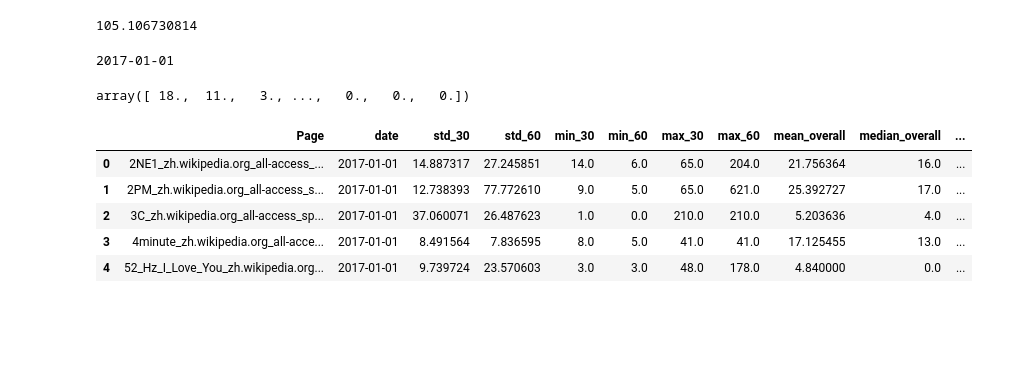
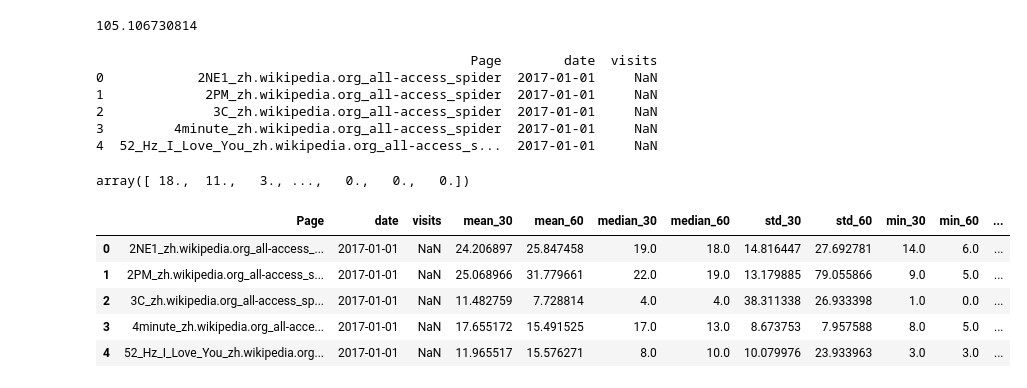
Before and after one commit to shubh24/web_traffic_prediction, a Jupyter notebook: explore.ipynb, the cells around one changed output. Saved outputs shown, nothing was run; the diff lists cells and outputs as text; code cells hidden in the pictures; blank space fills up the shorter version.

Commit message:
test_melt generation, moving away from test_df

```diff
--- a/explore.ipynb
+++ b/explore.ipynb
@@ -507,14 +496,52 @@ def get_test_df(overall_df):
         test_df = pd.concat([test_df, test_feats])
 
     return test_df
+# %%
+def generate_test_melt(overall_df):
+
+    pred_index = overall_df.columns.tolist().index('2017-01-01')
+
+    test_melt = pd.melt(pd.concat([overall_df.Page, overall_df.iloc[:, pred_index:]],axis = 1),
+                                id_vars=['Page'],
+                                var_name="date", value_name="visits")
+
+    test_melt = get_long_stats("mean", overall_df, test_melt, pred_index, 30)
+    test_melt = get_long_stats("mean", overall_df, test_melt, pred_index, 60)
+
+    test_melt = get_long_stats("median", overall_df, test_melt, pred_index, 30)
+    test_melt = get_long_stats("median", overall_df, test_melt, pred_index, 60)
+
+    test_melt = get_long_stats("std", overall_df, test_melt, pred_index, 30)
+    test_melt = get_long_stats("std", overall_df, test_melt, pred_index, 60)
+
+    test_melt = get_long_stats("min", overall_df, test_melt, pred_index, 30)
+    test_melt = get_long_stats("min", overall_df, test_melt, pred_index, 60)
+
+    test_melt = get_long_stats("max", overall_df, test_melt, pred_index, 30)
+    test_melt = get_long_stats("max", overall_df, test_melt, pred_index, 60)
+
+    #gotta fix this
+    test_melt = get_long_stats("mean_overall", test, test_melt, pred_index, 60)
+    test_melt = get_long_stats("median_overall", test, test_melt, pred_index, 60)
+
+    test_melt["date_num"] = test_melt.apply(get_date, axis = 1)
+    test_melt["weekday"] = test_melt.apply(get_weekday, axis = 1)
+
+    return test_melt
 # %%
-overall_df = get_overall_df()
-test_df = get_test_df(overall_df)
-test_df = get_lang_features_test(test_df)
-test_df = get_weekday_features_test(train_melt, test_df)
+# overall_df = get_overall_df()
+# print get_test_df(overall_df.head())
+test_melt = generate_test_melt(overall_df.head())
+# test_df = get_lang_features_test(test_df)
+# test_df = get_weekday_features_test(train_melt, test_df)
 # test_df.to_csv("test_feats.csv", index = False)
 # %% [output]
-2017-01-01
+                                                Page        date  visits
+0            2NE1_zh.wikipedia.org_all-access_spider  2017-01-01     NaN
+1             2PM_zh.wikipedia.org_all-access_spider  2017-01-01     NaN
+2              3C_zh.wikipedia.org_all-access_spider  2017-01-01     NaN
+3         4minute_zh.wikipedia.org_all-access_spider  2017-01-01     NaN
+4  52_Hz_I_Love_You_zh.wikipedia.org_all-access_s...  2017-01-01     NaN
 # %%
 test_df = pd.read_csv("test_feats.csv")
 # %%
@@ -563,12 +590,12 @@ def invboxcox(y,ld):
 invboxcox(bc_label, ld = 0.094)
 # %% [output]
 array([ 18.,  11.,   3., ...,   0.,   0.,   0.])
-# %%
-test_df
-# %% [output]
-|  | Page | date | std_30 | std_60 | min_30 | min_60 | max_30 | max_60 | mean_overall | median_overall | ... |
-| 0 | 2NE1_zh.wikipedia.org_all-access_... | 2017-01-01 | 14.887317 | 27.245851 | 14.0 | 6.0 | 65.0 | 204.0 | 21.756364 | 16.0 | ... |
-| 1 | 2PM_zh.wikipedia.org_all-access_s... | 2017-01-01 | 12.738393 | 77.772610 | 9.0 | 5.0 | 65.0 | 621.0 | 25.392727 | 17.0 | ... |
-| 2 | 3C_zh.wikipedia.org_all-access_sp... | 2017-01-01 | 37.060071 | 26.487623 | 1.0 | 0.0 | 210.0 | 210.0 | 5.203636 | 4.0 | ... |
-| 3 | 4minute_zh.wikipedia.org_all-acce... | 2017-01-01 | 8.491564 | 7.836595 | 8.0 | 5.0 | 41.0 | 41.0 | 17.125455 | 13.0 | ... |
-| 4 | 52_Hz_I_Love_You_zh.wikipedia.org... | 2017-01-01 | 9.739724 | 23.570603 | 3.0 | 3.0 | 48.0 | 178.0 | 4.840000 | 0.0 | ... |
+# %%
+test_melt.head()
+# %% [output]
+|  | Page | date | visits | mean_30 | mean_60 | median_30 | median_60 | std_30 | std_60 | min_30 | min_60 | ... |
+| 0 | 2NE1_zh.wikipedia.org_all-access_... | 2017-01-01 | NaN | 24.206897 | 25.847458 | 19.0 | 18.0 | 14.816447 | 27.692781 | 14.0 | 6.0 | ... |
+| 1 | 2PM_zh.wikipedia.org_all-access_s... | 2017-01-01 | NaN | 25.068966 | 31.779661 | 22.0 | 19.0 | 13.179885 | 79.055866 | 9.0 | 5.0 | ... |
+| 2 | 3C_zh.wikipedia.org_all-access_sp... | 2017-01-01 | NaN | 11.482759 | 7.728814 | 4.0 | 4.0 | 38.311338 | 26.933398 | 1.0 | 0.0 | ... |
+| 3 | 4minute_zh.wikipedia.org_all-acce... | 2017-01-01 | NaN | 17.655172 | 15.491525 | 17.0 | 13.0 | 8.673753 | 7.957588 | 8.0 | 5.0 | ... |
+| 4 | 52_Hz_I_Love_You_zh.wikipedia.org... | 2017-01-01 | NaN | 11.965517 | 15.576271 | 8.0 | 10.0 | 10.079976 | 23.933963 | 3.0 | 3.0 | ... |
```
Also changed, not shown: parts of 10 cells of this notebook.
